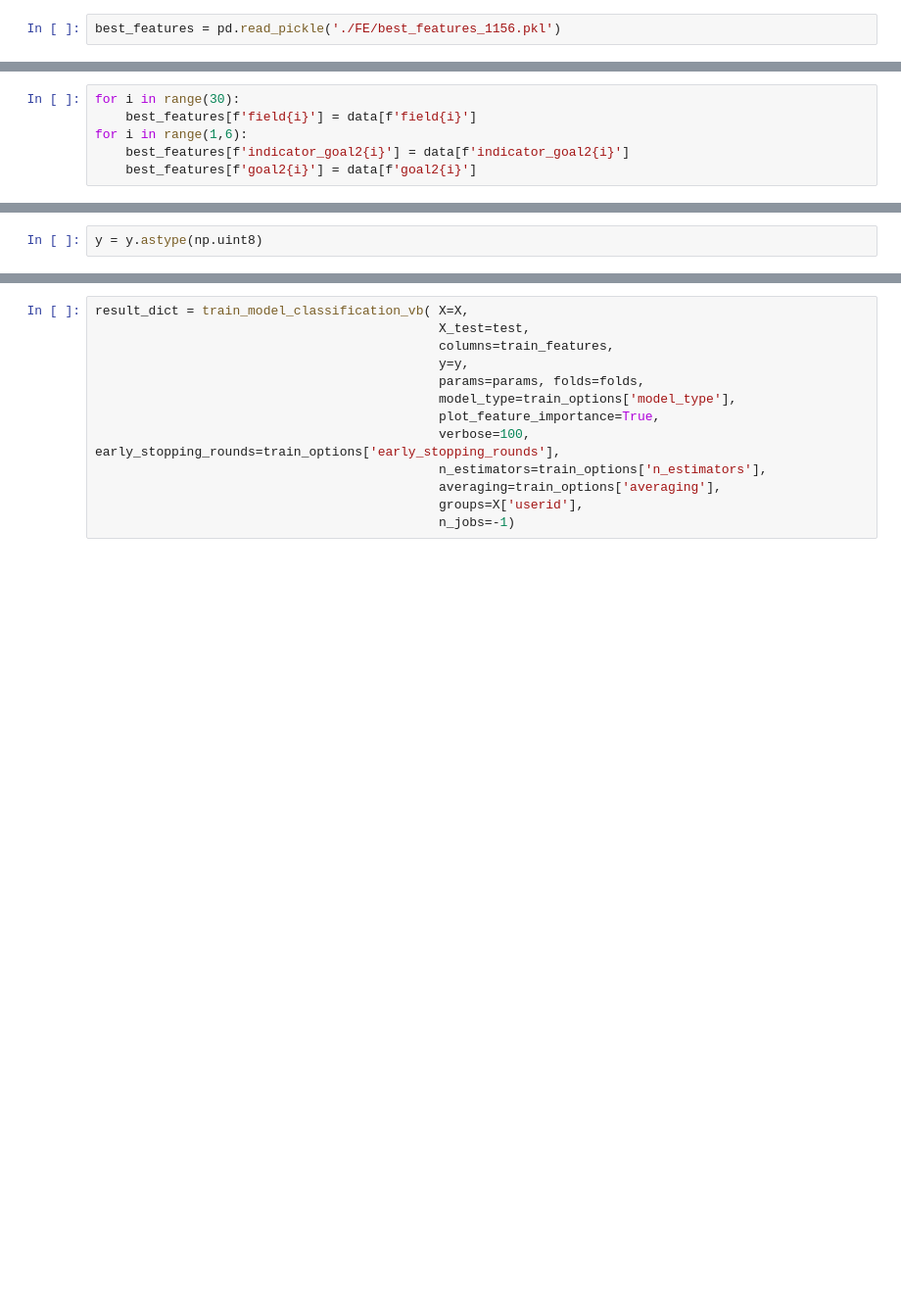
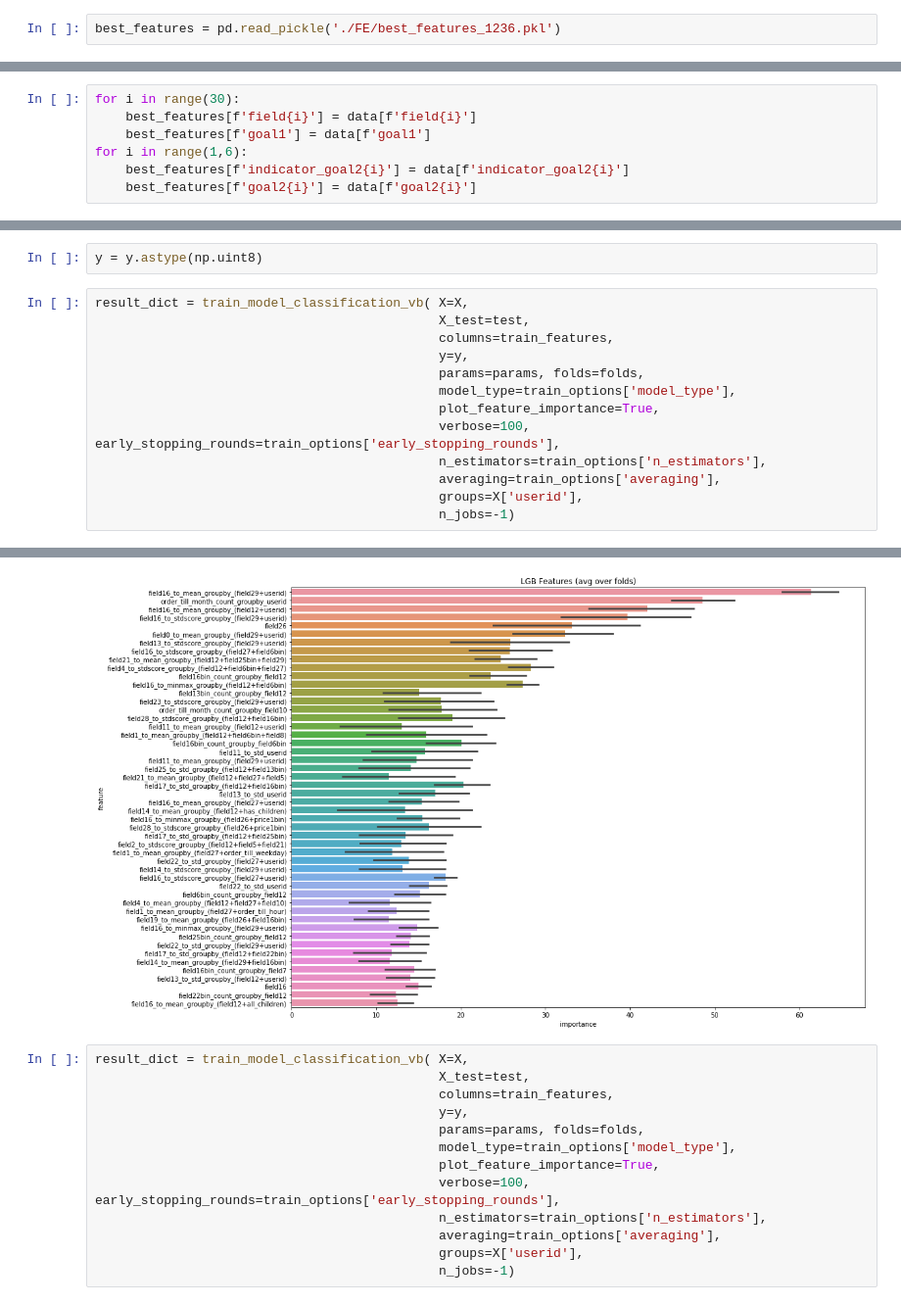
Before and after one commit to annabaydina/12trip, a Jupyter notebook: XX_Training.ipynb, the cells around one changed output, grey strips where cells are left out. Shown at 98% size. Saved outputs shown, nothing was run; the diff lists cells and outputs as text; blank space fills up the shorter version.

```diff
--- a/XX_Training.ipynb
+++ b/XX_Training.ipynb
@@ -16,12 +16,13 @@ import os
 # %%
 data = pd.read_pickle('./temp/data.pkl')
 # %%
-best_features = pd.read_pickle('./FE/best_features_1156.pkl')
+best_features = pd.read_pickle('./FE/best_features_1236.pkl')
 # %%
 best_features['userid'] = data['userid']
 # %%
 for i in range(30):
     best_features[f'field{i}'] = data[f'field{i}']
+    best_features[f'goal1'] = data[f'goal1']
 for i in range(1,6):
     best_features[f'indicator_goal2{i}'] = data[f'indicator_goal2{i}']
     best_features[f'goal2{i}'] = data[f'goal2{i}']
@@ -154,3 +157,17 @@ train_options = {
     }
 # %%
 y = y.astype(np.uint8)
+# %%
+result_dict = train_model_classification_vb( X=X,
+                                             X_test=test,
+                                             columns=train_features,
+                                             y=y,
+                                             params=params, folds=folds,
+                                             model_type=train_options['model_type'],
+                                             plot_feature_importance=True,
+                                             verbose=100, early_stopping_rounds=train_options['early_stopping_rounds'],
+                                             n_estimators=train_options['n_estimators'],
+                                             averaging=train_options['averaging'],
+                                             groups=X['userid'],
+                                             n_jobs=-1)
+# %% [output]
@@ -157,3 +191,4 @@ y = y.astype(np.uint8)
+[figure, added]
 # %%
 result_dict = train_model_classification_vb( X=X,
                                              X_test=test,
```
Also changed, not shown: parts of 4 cells of this notebook, 4 other files.
